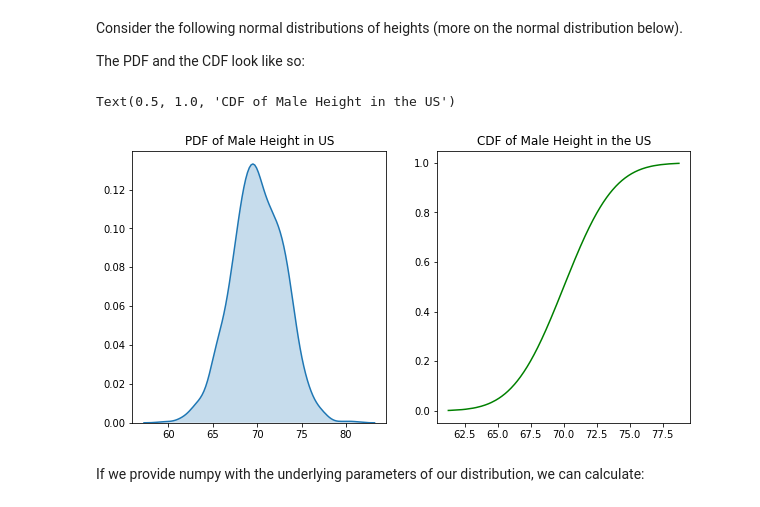
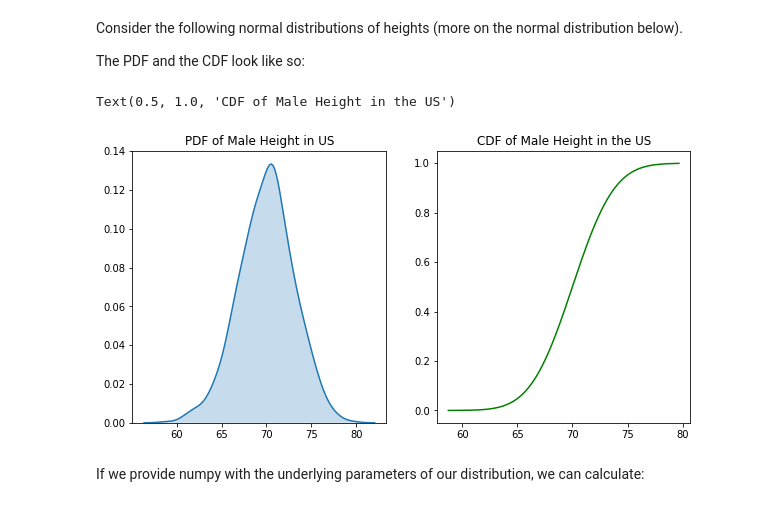
Before and after one commit to lecritch/distributions_seattle-chicago-ds, a Jupyter notebook: index.ipynb, the cells around one changed output. Cells and saved outputs as stored; diff of their text form; code cells hidden in the pictures.

```diff
--- a/index.ipynb
+++ b/index.ipynb
@@ -373,15 +454,15 @@ The PDF and the CDF look like so:
 # %%
 r = sorted(stats.norm.rvs(loc=70,scale=3,size=1000))
 r_cdf = stats.norm.cdf(r, loc=70, scale=3)
 fig, (ax1,ax2) = plt.subplots(1,2, figsize=(10,5))
-sns.kdeplot(height_of_US_men, ax=ax1, shade=True)
+sns.kdeplot(r, ax=ax1, shade=True)
 ax1.set_title('PDF of Male Height in US')
 
 ax2.plot(r, r_cdf, color='g')
 ax2.set_title('CDF of Male Height in the US')
 # %% [output]
 Text(0.5, 1.0, 'CDF of Male Height in the US')
-[figure, old version]
+[figure, new version]
 # %% [markdown]
 If we provide numpy with the underlying parameters of our distribution, we can calculate:
 # %%
```
Also changed, not shown: parts of 38 cells of this notebook, 18 other files.
